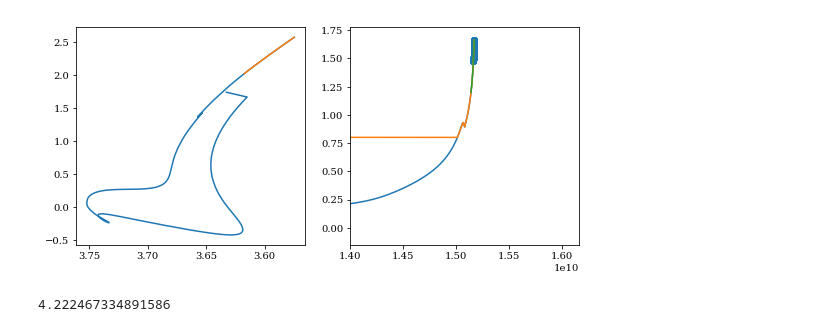
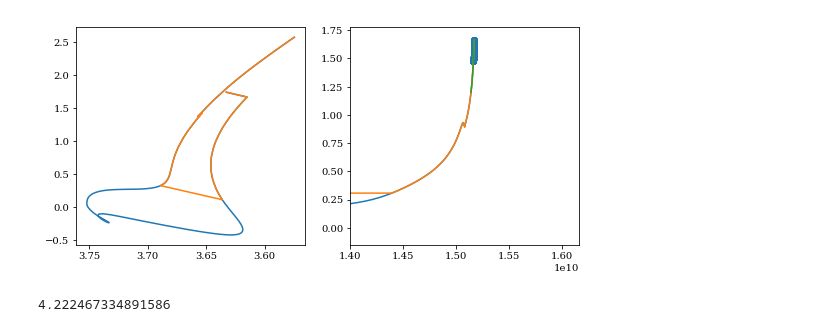
Before and after one commit to daw538/y4project, a Jupyter notebook: Dan_notebooks/mesa/mesareader.ipynb, the cells around one changed output. Cells and saved outputs as stored; diff of their text form; code cells hidden in the pictures.

```diff
--- a/Dan_notebooks/mesa/mesareader.ipynb
+++ b/Dan_notebooks/mesa/mesareader.ipynb
@@ -13,24 +13,24 @@ rc("font", family="serif", size=11)
 # %%
 folder = "~/Documents/mesa/work/"
 file = "LOGS/M1.0_Y0.25_mmdd.data"
 
 df = pd.read_csv(folder+file, skiprows=5, delim_whitespace=True)
 #display(df)
 
 plt.figure(1, figsize=(9,4))
 plt.subplot(121)
 plt.plot(df['log_Teff'], df['log_L'])
-plt.plot(df.loc[(df.log_R > 0.7)].log_Teff, df.loc[(df.log_R > 0.7)].log_L)
+plt.plot(df.loc[(df.log_R > 0.3)].log_Teff, df.loc[(df.log_R > 0.3)].log_L)
 plt.gca().invert_xaxis()
 plt.subplot(122)
 plt.plot(df['star_age'], df['log_R'])
-plt.plot(df.loc[(df.log_R > 0.8)].star_age, df.loc[(df.log_R > 0.8)].log_R)
+plt.plot(df.loc[(df.log_R > 0.3)].star_age, df.loc[(df.log_R > 0.3)].log_R)
 plt.plot(df.loc[(df.log_R > 1.2)].star_age, df.loc[(df.log_R > 1.2)].log_R)
 plt.scatter(df.loc[(df.log_center_T > 7.65)].star_age, df.loc[(df.log_center_T > 7.65)].log_R)
 plt.xlim(1.4e10,)
 plt.show()
 # %% [output]
-[figure, old version]
+[figure, new version]
 # %%
 folder = "~/Documents/mesa/work/"
 file = "gyre/gyresummary.txt"
```
Also changed, not shown: parts of 1 cell of this notebook, 2 other files.
